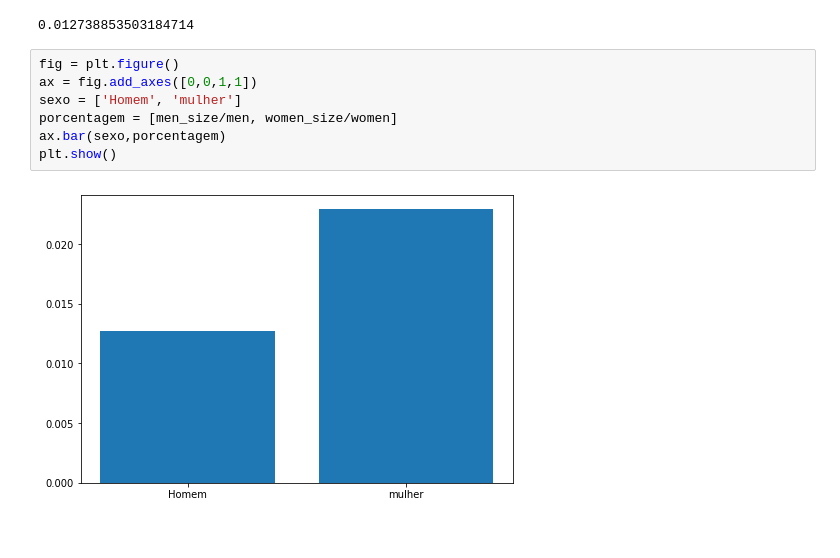
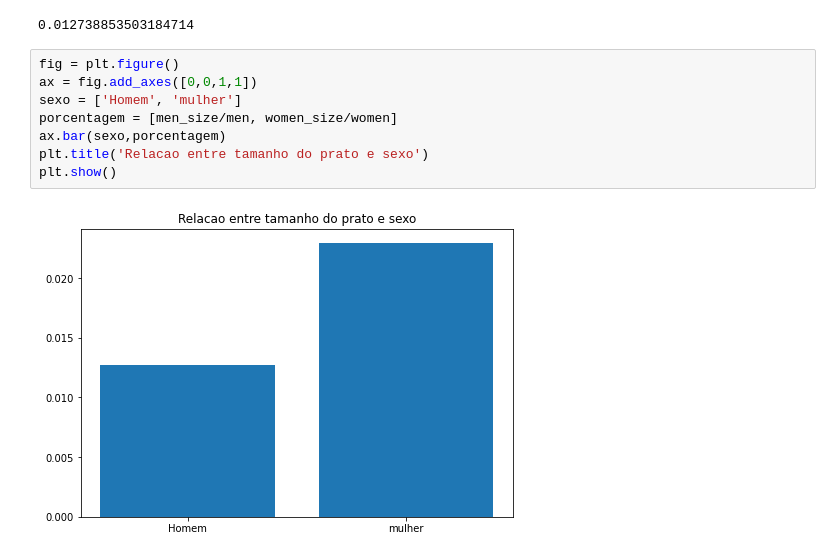
Before and after one commit to bernardo300/AnaliseExploratoria, a Jupyter notebook: Tipsanlise.ipynb, the cells around one changed output. Cells and saved outputs as stored; diff of their text form.

```diff
--- a/Tipsanlise.ipynb
+++ b/Tipsanlise.ipynb
@@ -102,9 +102,10 @@ men_size/men
 # %%
 fig = plt.figure()
 ax = fig.add_axes([0,0,1,1])
 sexo = ['Homem', 'mulher']
 porcentagem = [men_size/men, women_size/women]
 ax.bar(sexo,porcentagem)
+plt.title('Relacao entre tamanho do prato e sexo')
 plt.show()
 # %% [output]
-[figure, old version]
+[figure, new version]
```
